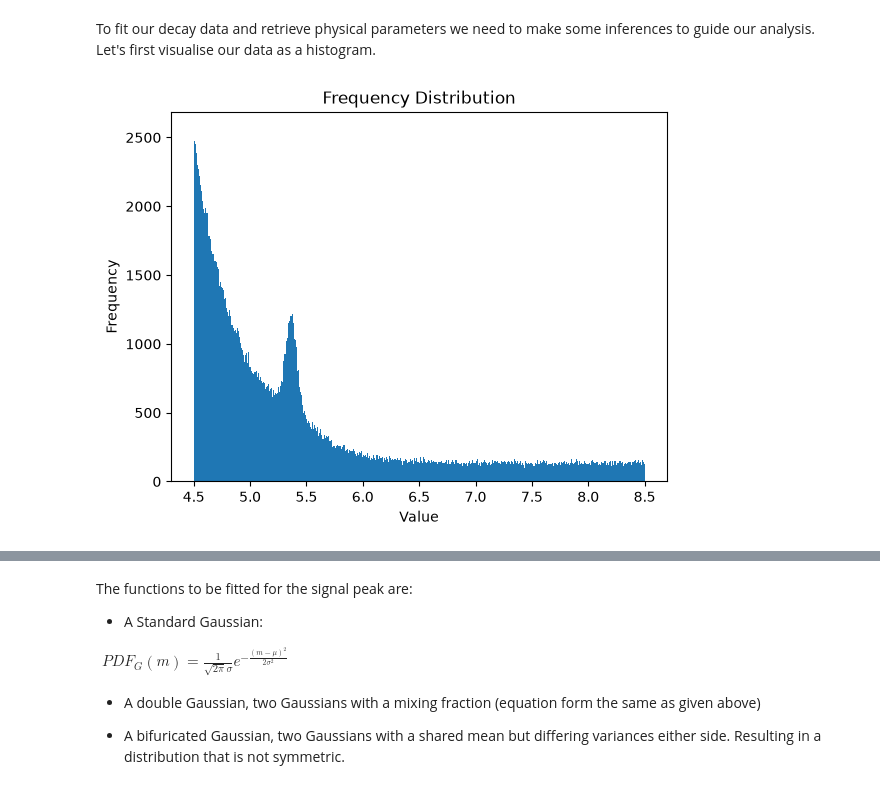
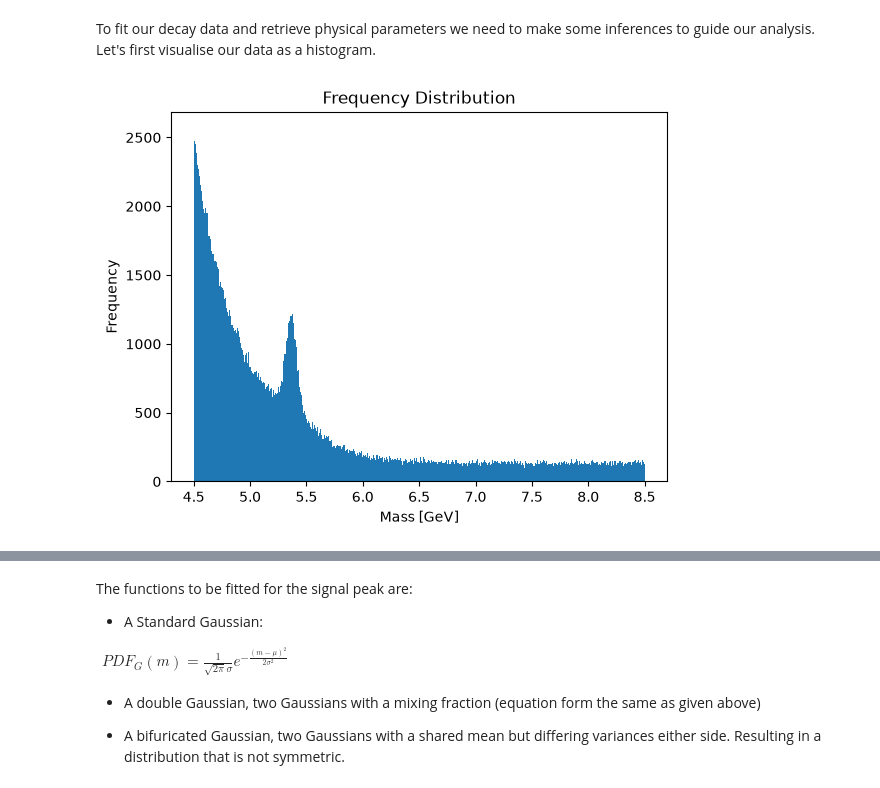
Before and after one commit to OlCrock/DAML, a Jupyter notebook: Project 1/project1.ipynb, the cells around one changed output, grey strips where cells are left out. Saved outputs shown, nothing was run; the diff lists cells and outputs as text; code cells hidden in the pictures.

```diff
--- a/Project 1/project1.ipynb
+++ b/Project 1/project1.ipynb
@@ -15,11 +15,11 @@ To fit our decay data and retrieve physical parameters we need to make some infe
 Let's first visualise our data as a histogram.
 # %%
 plt.hist(data, bins = 1000)
-plt.xlabel('Value')
+plt.xlabel('Mass [GeV]')
 plt.ylabel('Frequency')
 plt.title('Frequency Distribution')
 plt.show()
 # %% [output]
-[figure, old version]
+[figure, new version]
 # %% [markdown]
  $\textbf{Looking at the distribution we can note some features to guide our fit:} $
```
Also changed, not shown: parts of 17 cells of this notebook, 1 other file.
